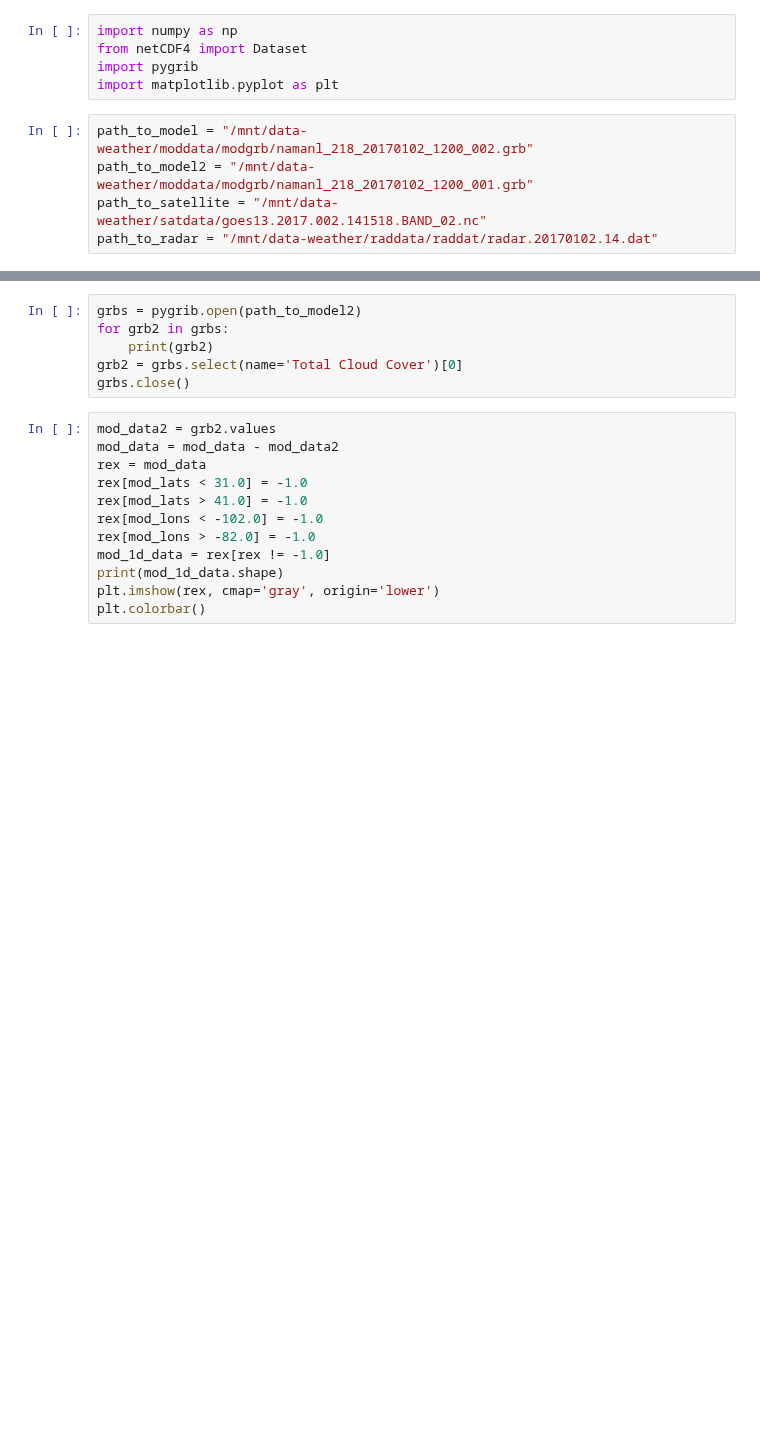
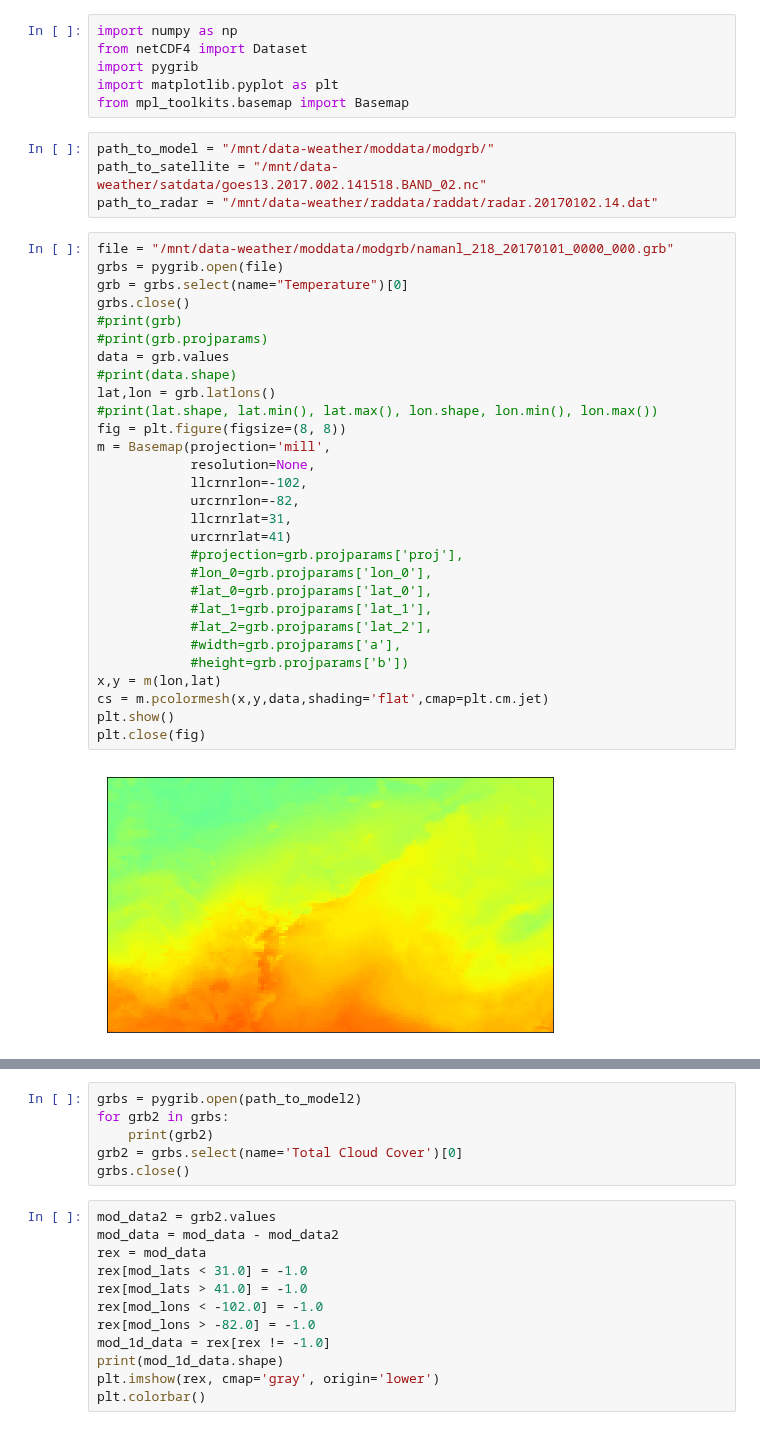
Before and after one commit to yuanzhou15/capstone-weather, a Jupyter notebook: rex/sanity-check.ipynb, the cells around one changed output, grey strips where cells are left out. Drawn from its saved outputs; the diff is of its cells as text; blank space fills up the shorter version.

Commit message:
got basemap working

```diff
--- a/rex/sanity-check.ipynb
+++ b/rex/sanity-check.ipynb
@@ -3,8 +3,39 @@ import numpy as np
 from netCDF4 import Dataset
 import pygrib
 import matplotlib.pyplot as plt
+from mpl_toolkits.basemap import Basemap
 # %%
-path_to_model = "/mnt/data-weather/moddata/modgrb/namanl_218_20170102_1200_002.grb"
-path_to_model2 = "/mnt/data-weather/moddata/modgrb/namanl_218_20170102_1200_001.grb"
+path_to_model = "/mnt/data-weather/moddata/modgrb/"
 path_to_satellite = "/mnt/data-weather/satdata/goes13.2017.002.141518.BAND_02.nc"
 path_to_radar = "/mnt/data-weather/raddata/raddat/radar.20170102.14.dat"
+# %%
+file = "/mnt/data-weather/moddata/modgrb/namanl_218_20170101_0000_000.grb"
+grbs = pygrib.open(file)
+grb = grbs.select(name="Temperature")[0]
+grbs.close()
+#print(grb)
+#print(grb.projparams)
+data = grb.values
+#print(data.shape)
+lat,lon = grb.latlons()
+#print(lat.shape, lat.min(), lat.max(), lon.shape, lon.min(), lon.max())
+fig = plt.figure(figsize=(8, 8))
+m = Basemap(projection='mill',
+            resolution=None,
+            llcrnrlon=-102,
+            urcrnrlon=-82,
+            llcrnrlat=31,
+            urcrnrlat=41)
+            #projection=grb.projparams['proj'],
+            #lon_0=grb.projparams['lon_0'],
+            #lat_0=grb.projparams['lat_0'],
+            #lat_1=grb.projparams['lat_1'],
+            #lat_2=grb.projparams['lat_2'],
+            #width=grb.projparams['a'],
+            #height=grb.projparams['b'])
+x,y = m(lon,lat)
+cs = m.pcolormesh(x,y,data,shading='flat',cmap=plt.cm.jet)
+plt.show()
+plt.close(fig)
+# %% [output]
+[figure, added]
```
Also changed, not shown: parts of 3 cells of this notebook, 2 other files.
